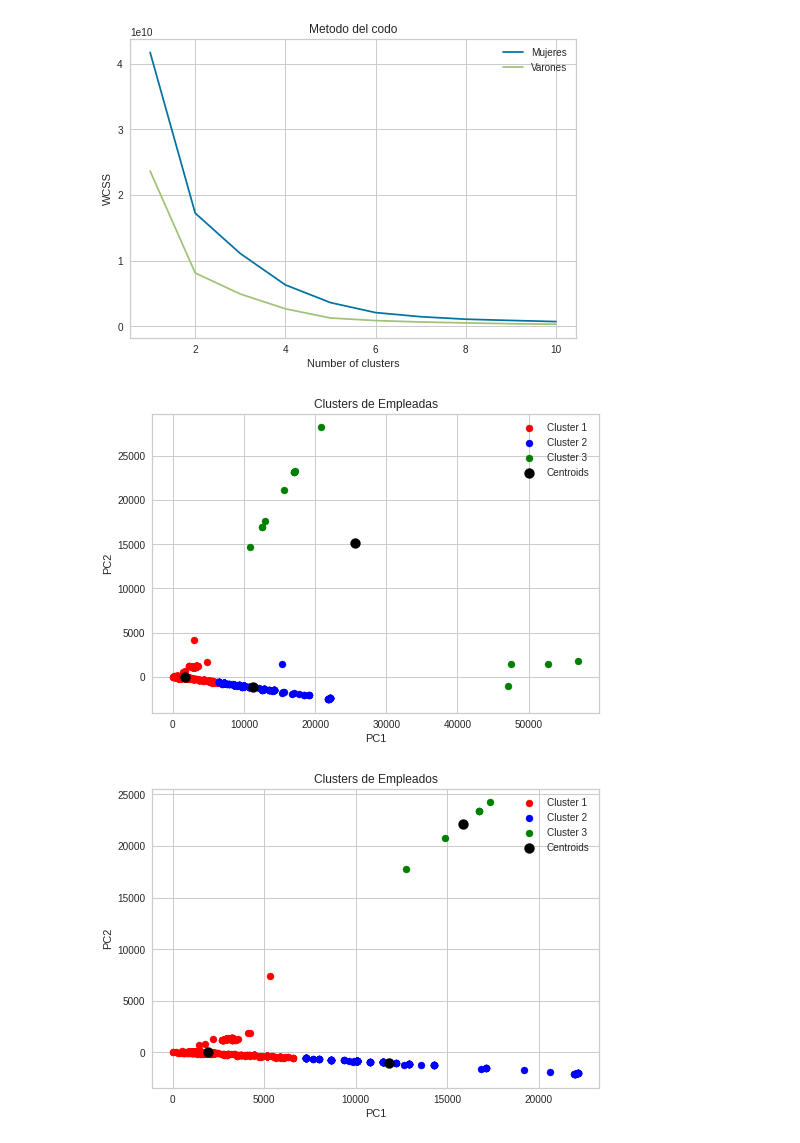
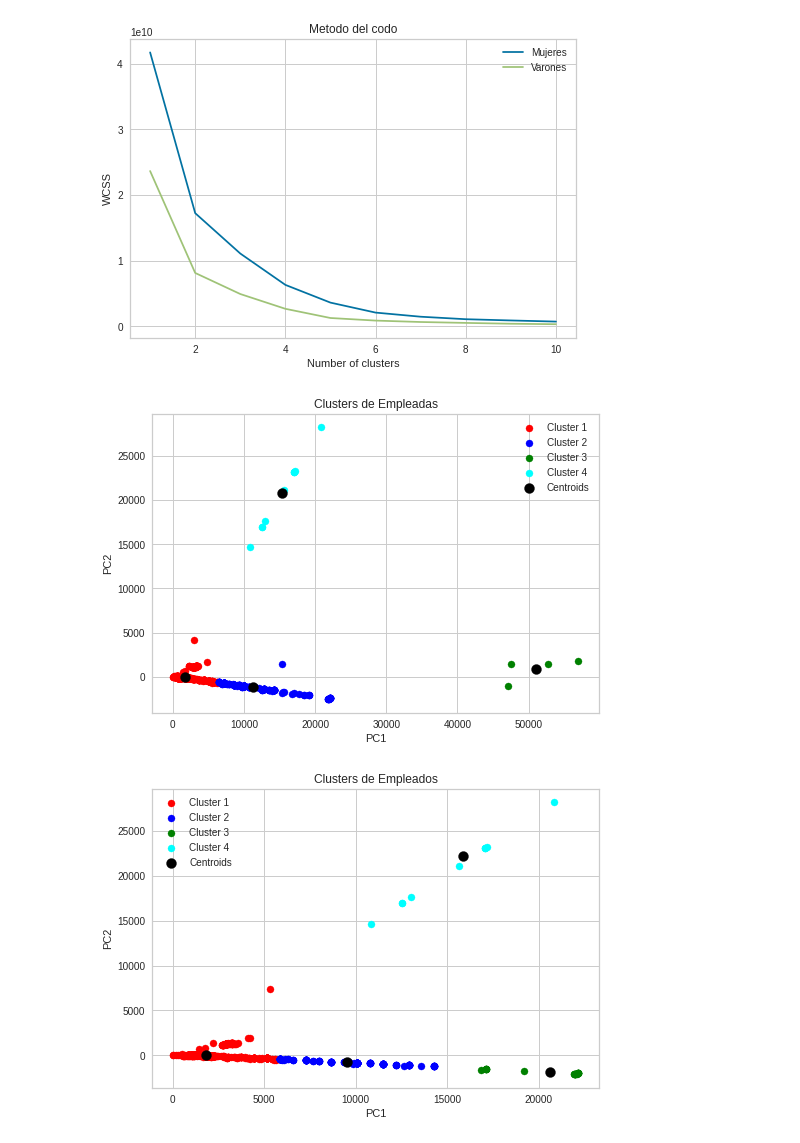
Before and after one commit to la-elias/Hackathon2020, a Jupyter notebook: Clustering.ipynb, the cells around one changed output. Drawn from its saved outputs; the diff is of its cells as text; code cells hidden in the pictures.

```diff
--- a/Clustering.ipynb
+++ b/Clustering.ipynb
@@ -58,7 +58,7 @@ X_m=dataset_M.iloc[:, [3,6,7,8,9,10,11,15,16]].values # puede ser tambien edad:
 from sklearn.datasets import make_blobs
 from yellowbrick.cluster import InterclusterDistance
 # %%
-visualizer = InterclusterDistance(cluster.KMeans(3))#Can change k
+visualizer = InterclusterDistance(cluster.KMeans(4))#Can change k
 visualizer.fit(X_v) # Fit the training data to the visualizer
 visualizer.poof() # Draw/show/poof the data
 # %% [output]
@@ -70,7 +70,7 @@ lsa = make_pipeline(svd, normalizer)
 X_M = svd.fit_transform(X_m)
 X_V= svd.fit_transform(X_v)
 # %%
-visualizer = InterclusterDistance(cluster.KMeans(3))#Can change k
+visualizer = InterclusterDistance(cluster.KMeans(4))#Can change k
 visualizer.fit(X_V) # Fit the training data to the visualizer
 visualizer.poof() # Draw/show/poof the data
 # %% [output]
@@ -99,17 +99,17 @@ plt.show()
 [figure]
 # %%
 #Mujeres
-kmeansM = KMeans(n_clusters = 3, init = 'k-means++', random_state = 100)
+kmeansM = KMeans(n_clusters = 4, init = 'k-means++', random_state = 80)
 y_kmeans_M = kmeansM.fit_predict(X_M)
 #Varones
-kmeansV = KMeans(n_clusters = 3, init = 'k-means++', random_state = 100)
+kmeansV = KMeans(n_clusters = 4, init = 'k-means++', random_state = 80)
 y_kmeans_V = kmeansV.fit_predict(X_V)
 # %%
 #Mujeres
 plt.scatter(X_M[y_kmeans_M == 0, 0], X_M[y_kmeans_M== 0, 1], s = 50, c = 'red', label = 'Cluster 1')
 plt.scatter(X_M[y_kmeans_M == 1, 0], X_M[y_kmeans_M == 1, 1], s = 50, c = 'blue', label = 'Cluster 2')
 plt.scatter(X_M[y_kmeans_M == 2, 0], X_M[y_kmeans_M == 2, 1], s = 50, c = 'green', label = 'Cluster 3')
-#plt.scatter(X_M[y_kmeans_M == 3, 0], X_M[y_kmeans_M == 3, 1], s = 50, c = 'cyan', label = 'Cluster 4')
+plt.scatter(X_M[y_kmeans_M == 3, 0], X_M[y_kmeans_M == 3, 1], s = 50, c = 'cyan', label = 'Cluster 4')
 #plt.scatter(X_M[y_kmeans_M == 4, 0], X_M[y_kmeans_M == 4, 1], s = 50, c = 'yellow', label = 'Cluster 5')
 plt.scatter(kmeansM.cluster_centers_[:, 0], kmeansM.cluster_centers_[:, 1], s = 100, c = 'black', label = 'Centroids')
 plt.title('Clusters de Empleadas')
@@ -118,22 +118,22 @@ plt.ylabel('PC2')
 plt.legend()
 plt.show()
 # %% [output]
-[figure, old version]
+[figure, new version]
 # %%
 #Varones
 plt.scatter(X_V[y_kmeans_V == 0, 0], X_V[y_kmeans_V== 0, 1], s = 50, c = 'red', label = 'Cluster 1')
 plt.scatter(X_V[y_kmeans_V == 1, 0], X_V[y_kmeans_V == 1, 1], s = 50, c = 'blue', label = 'Cluster 2')
 plt.scatter(X_V[y_kmeans_V == 2, 0], X_V[y_kmeans_V == 2, 1], s = 50, c = 'green', label = 'Cluster 3')
-#plt.scatter(X_M[y_kmeans_M == 3, 0], X_M[y_kmeans_M == 3, 1], s = 50, c = 'cyan', label = 'Cluster 4')
+plt.scatter(X_M[y_kmeans_M == 3, 0], X_M[y_kmeans_M == 3, 1], s = 50, c = 'cyan', label = 'Cluster 4')
 #plt.scatter(X_M[y_kmeans_M == 4, 0], X_M[y_kmeans_M == 4, 1], s = 50, c = 'yellow', label = 'Cluster 5')
 plt.scatter(kmeansV.cluster_centers_[:, 0], kmeansV.cluster_centers_[:, 1], s = 100, c = 'black', label = 'Centroids')
 plt.title('Clusters de Empleados')
 plt.xlabel('PC1')
 plt.ylabel('PC2')
 plt.legend()
 plt.show()
 # %% [output]
-[figure, old version]
+[figure, new version]
 # %%
 centroids_M = kmeansM.cluster_centers_
 original_space_centroids = svd.inverse_transform(centroids_M)
```
Also changed, not shown: parts of 4 cells of this notebook.
